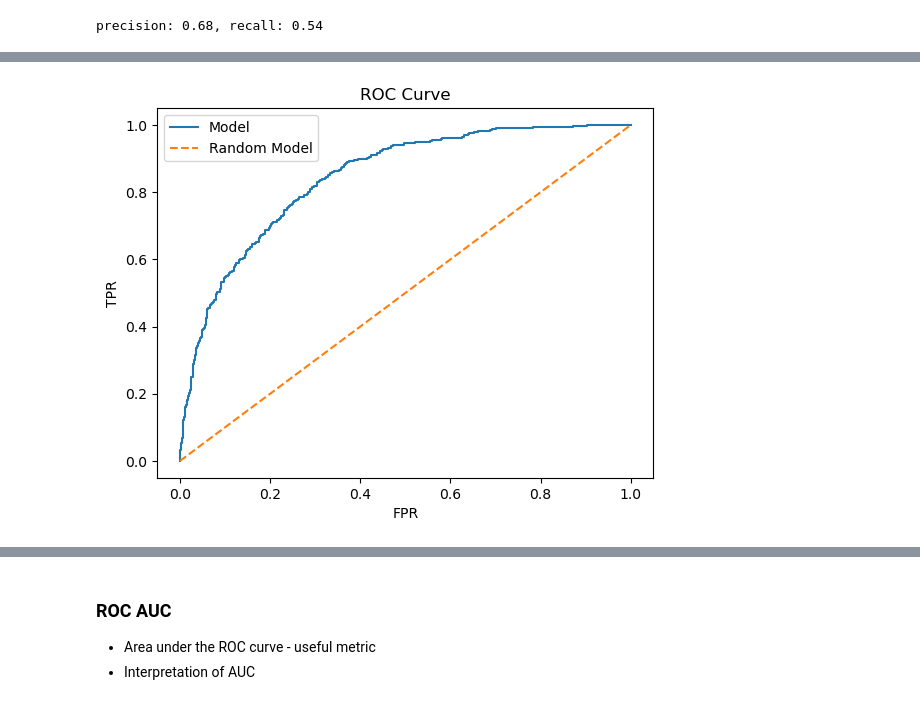
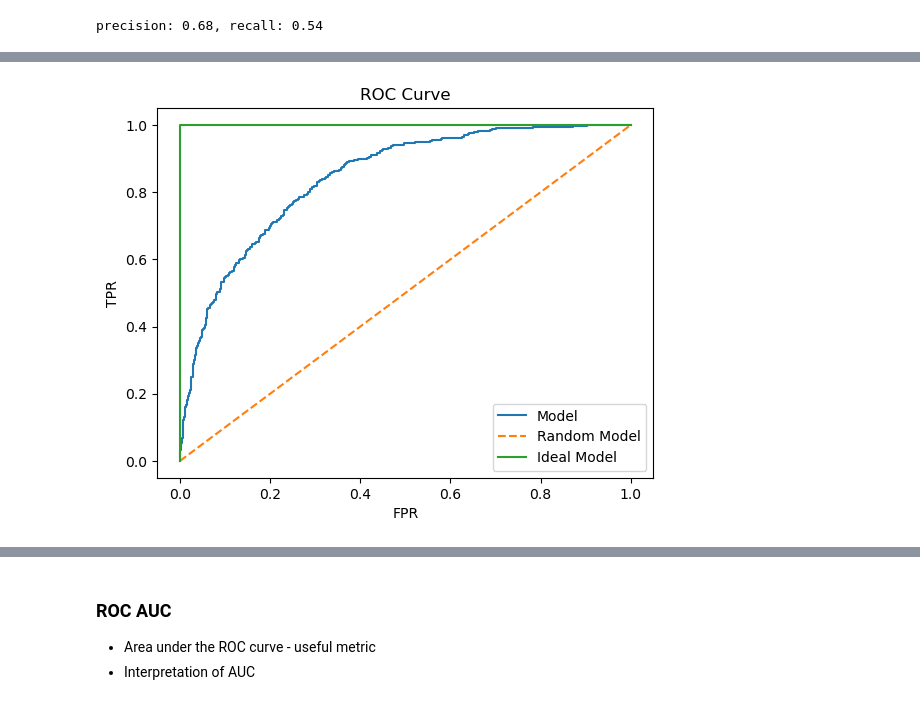
Before and after one commit to KingsleyElo/ml-zoomcamp-notes, a Jupyter notebook: Evaluation/Evaluation Metrics for Classification.ipynb, the cells around one changed output, grey strips where cells are left out. Drawn from its saved outputs; the diff is of its cells as text; code cells hidden in the pictures.

```diff
--- a/Evaluation/Evaluation Metrics for Classification.ipynb
+++ b/Evaluation/Evaluation Metrics for Classification.ipynb
@@ -205,10 +212,11 @@ import matplotlib.pyplot as plt
 # %%
 plt.plot(fpr, tpr, label = "Model")
 plt.plot([0,1], [0,1], label = "Random Model", linestyle = "--")
+plt.plot([0,0,0,1], [0,1,1,1], label = "Ideal Model")
 plt.xlabel("FPR")
 plt.ylabel("TPR")
 plt.title("ROC Curve")
 plt.legend()
 plt.show()
 # %% [output]
-[figure, old version]
+[figure, new version]
```
Also changed, not shown: parts of 2 cells of this notebook.
